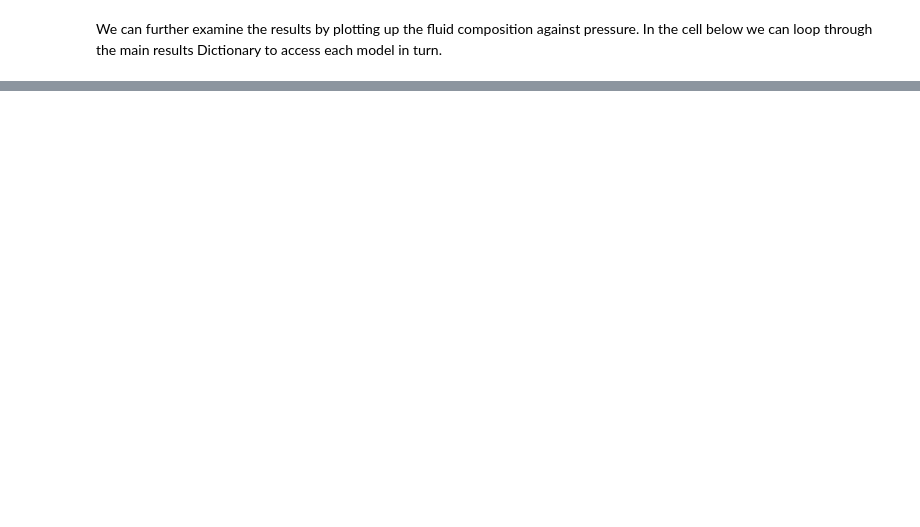
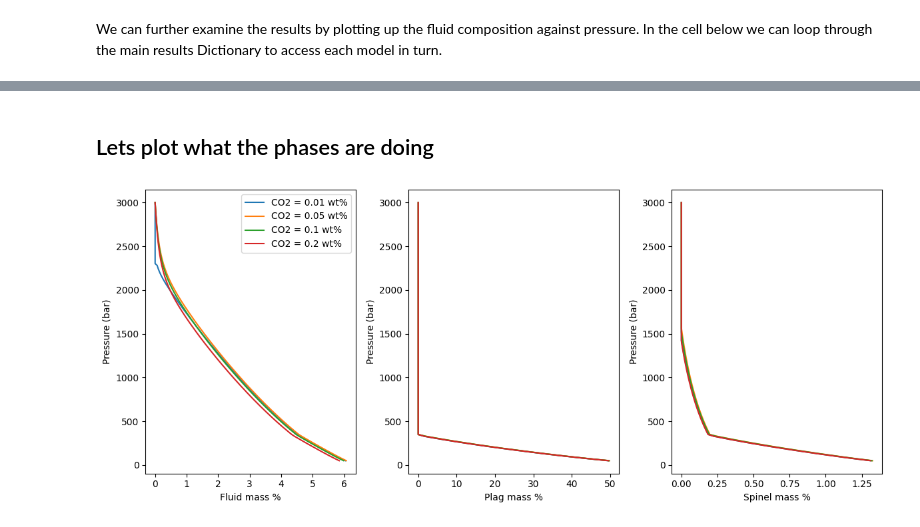
Before and after one commit to gleesonm1/PetThermoTools, a Jupyter notebook: docs/Examples/DecompressionTests/StHelens_decompress_simple.ipynb, the cells around one changed output, grey strips where cells are left out. Drawn from its saved outputs; the diff is of its cells as text; code cells hidden in the pictures; blank space fills up the shorter version.

```diff
--- a/docs/Examples/DecompressionTests/StHelens_decompress_simple.ipynb
+++ b/docs/Examples/DecompressionTests/StHelens_decompress_simple.ipynb
@@ -113,0 +182,39 @@ f.tight_layout()
+# %% [markdown]
+## Lets plot what the phases are doing
+# %%
+# set up figure layout
+f, (ax1, ax2, ax3) = plt.subplots(1,3, figsize = (12, 5))
+
+# loop through main Dictionary
+for key in Helens_decompress:
+    # extract individial calculations
+    res = Helens_decompress[key]
+
+    # plot fluid chemistry vs pressure
+    ax1.plot(100*res['All']['mass_Fl']/res['All']['mass'],
+        res['All']['P_bar'],'-',label=key)
+
+    # plot melt CO2 vs pressure
+    ax2.plot(200*res['All']['mass_Plag']/res['All']['mass'],
+        res['All']['P_bar'],'-',label=key)
+
+    # plot melt CO2 vs pressure
+    ax3.plot(100*res['All']['mass_Sp']/res['All']['mass'],
+        res['All']['P_bar'],'-',label=key)
+
+
+a.legend(fontsize = 8)
+
+ax1.set_xlabel('Fluid mass %')
+ax1.set_ylabel('Pressure (bar)')
+
+ax2.set_xlabel('Plag mass %')
+ax2.set_ylabel('Pressure (bar)')
+
+ax3.set_xlabel('Spinel mass %')
+ax3.set_ylabel('Pressure (bar)')
+
+ax1.legend()
+f.tight_layout()
+# %% [output]
+[figure, added]
```
Also changed, not shown: parts of 20 cells of this notebook.
